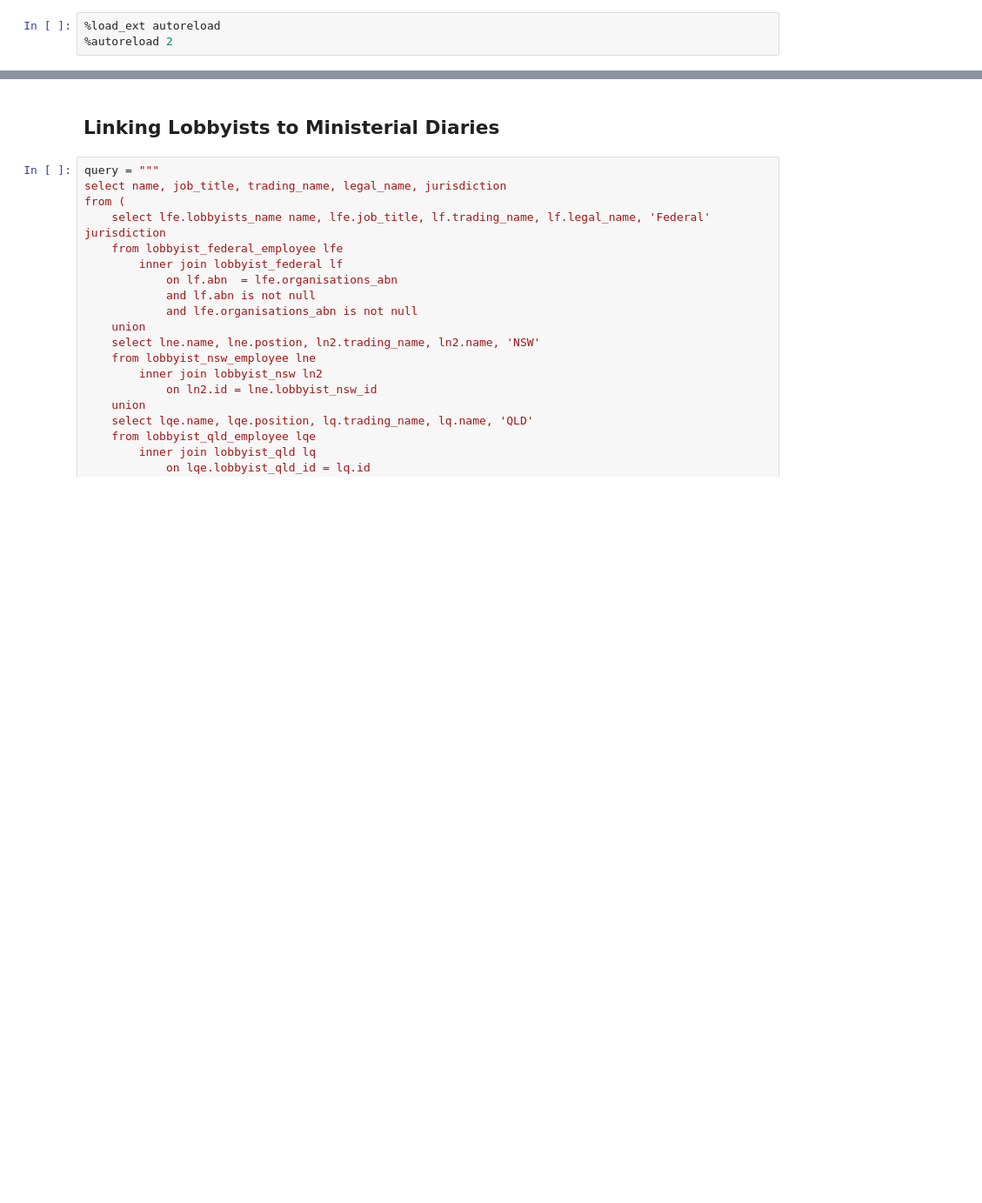
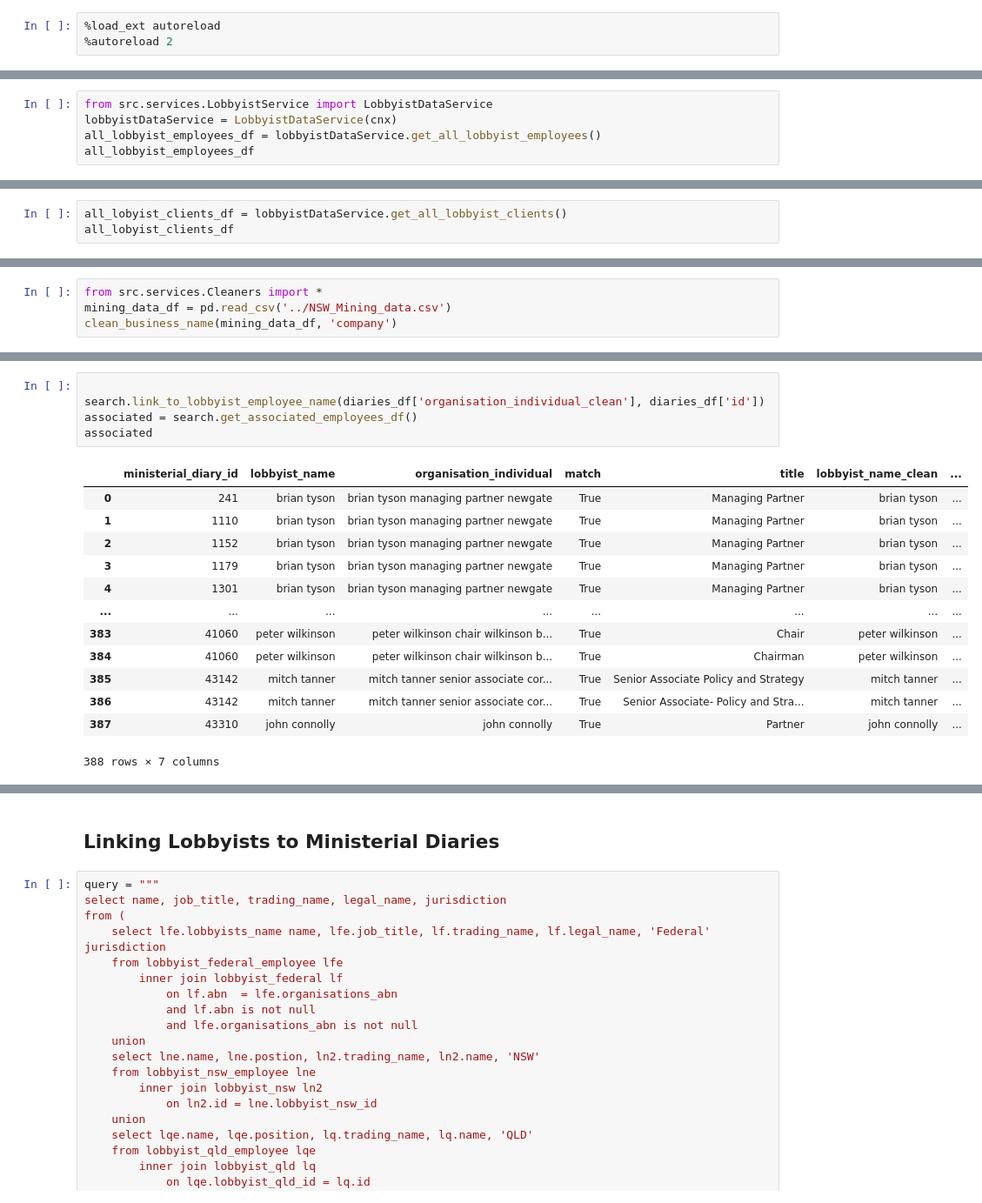
Before and after one commit to sjeruto/ARDC-Project, a Jupyter notebook: notebooks/mg_workbook.ipynb, the cells around one changed output, grey strips where cells are left out. Shown: that part at 87% size. Drawn from its saved outputs; the diff is of its cells as text; blank space fills up the shorter version.

Commit message:
cleaning up the linking of clients to mining companies, lobbyists to diaries and mining companies to diaries

```diff
--- a/notebooks/mg_workbook.ipynb
+++ b/notebooks/mg_workbook.ipynb
@@ -38,3 +37,8 @@ diaries_df
 | 44137 | 44138 | 2017-03-30 | Minister for Transport and Infras... | City of Parramatta Council | Parramatta War Memorial Swimming ... | NSW | Minister-for-Transport-and-Infras... | ... |
 | 44138 | 44139 | 2017-03-30 | Minister for Transport and Infras... | Geoff Lee MP | Parramatta War Memorial Swimming ... | NSW | Minister-for-Transport-and-Infras... | ... |
 44139 rows × 9 columns
+# %%
+from src.services.LobbyistService import LobbyistDataService
+lobbyistDataService = LobbyistDataService(cnx)
+all_lobbyist_employees_df = lobbyistDataService.get_all_lobbyist_employees()
+all_lobbyist_employees_df
@@ -40,0 +60,3 @@ diaries_df
+# %%
+all_lobyist_clients_df = lobbyistDataService.get_all_lobbyist_clients()
+all_lobyist_clients_df
@@ -40,0 +78,4 @@ diaries_df
+# %%
+from src.services.Cleaners import *
+mining_data_df = pd.read_csv('../NSW_Mining_data.csv')
+clean_business_name(mining_data_df, 'company')
@@ -40,0 +186,19 @@ diaries_df
+# %%
+
+search.link_to_lobbyist_employee_name(diaries_df['organisation_individual_clean'], diaries_df['id'])
+associated = search.get_associated_employees_df()
+associated
+# %% [output]
+|  | ministerial_diary_id | lobbyist_name | organisation_individual | match | title | lobbyist_name_clean | ... |
+| 0 | 241 | brian tyson | brian tyson managing partner newgate | True | Managing Partner | brian tyson | ... |
+| 1 | 1110 | brian tyson | brian tyson managing partner newgate | True | Managing Partner | brian tyson | ... |
+| 2 | 1152 | brian tyson | brian tyson managing partner newgate | True | Managing Partner | brian tyson | ... |
+| 3 | 1179 | brian tyson | brian tyson managing partner newgate | True | Managing Partner | brian tyson | ... |
+| 4 | 1301 | brian tyson | brian tyson managing partner newgate | True | Managing Partner | brian tyson | ... |
+| ... | ... | ... | ... | ... | ... | ... | ... |
+| 383 | 41060 | peter wilkinson | peter wilkinson chair wilkinson b... | True | Chair | peter wilkinson | ... |
+| 384 | 41060 | peter wilkinson | peter wilkinson chair wilkinson b... | True | Chairman | peter wilkinson | ... |
+| 385 | 43142 | mitch tanner | mitch tanner senior associate cor... | True | Senior Associate Policy and Strategy | mitch tanner | ... |
+| 386 | 43142 | mitch tanner | mitch tanner senior associate cor... | True | Senior Associate- Policy and Stra... | mitch tanner | ... |
+| 387 | 43310 | john connolly | john connolly | True | Partner | john connolly | ... |
+388 rows × 7 columns
```
Also changed, not shown: parts of 7 cells of this notebook, 3 other files.
